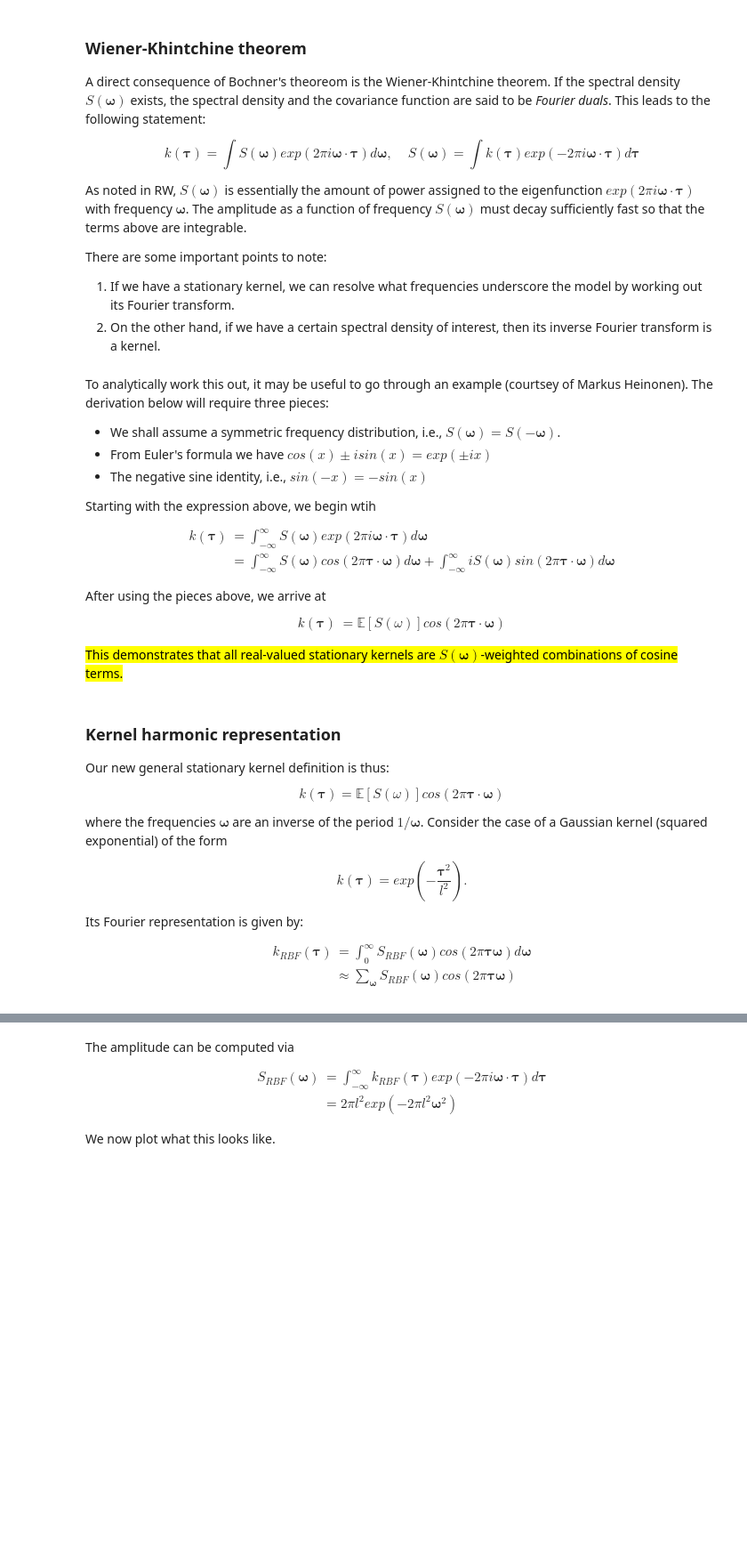
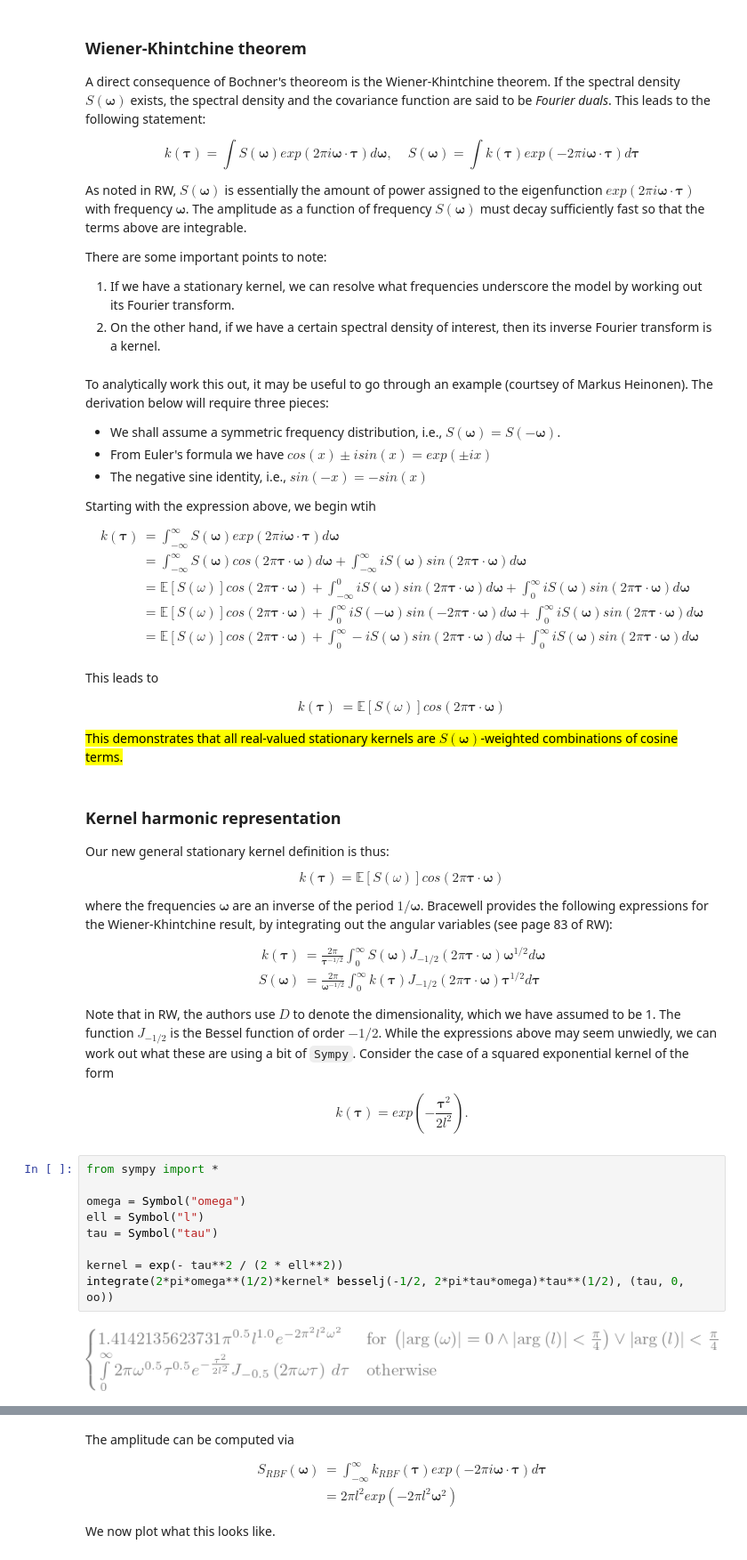
Before and after one commit to psesh/ae8803, a Jupyter notebook: raw/useful_codes/kernels.ipynb, the cells around one changed output, grey strips where cells are left out. Shown at 89% size. Cells and saved outputs as stored; diff of their text form; blank space fills up the shorter version.

```diff
--- a/raw/useful_codes/kernels.ipynb
+++ b/raw/useful_codes/kernels.ipynb
@@ -351,11 +353,15 @@ Starting with the expression above, we begin wtih
 $$
 \begin{aligned}
 k \left( \boldsymbol{\tau} \right) & = \int_{-\infty}^{\infty} S \left( \boldsymbol{\omega} \right) exp \left( 2 \pi i \boldsymbol{\omega} \cdot \boldsymbol{\tau} \right) d \boldsymbol{\omega} \\
-& =   \int_{-\infty}^{\infty} S \left(\boldsymbol{\omega} \right) cos \left( 2 \pi\boldsymbol{\tau} \cdot \boldsymbol{\omega} \right) d \boldsymbol{\omega} + \int_{-\infty}^{\infty} iS \left(\boldsymbol{\omega} \right) sin \left( 2 \pi \boldsymbol{\tau} \cdot \boldsymbol{\omega} \right) d \boldsymbol{\omega}
+& =   \int_{-\infty}^{\infty} S \left(\boldsymbol{\omega} \right) cos \left( 2 \pi\boldsymbol{\tau} \cdot \boldsymbol{\omega} \right) d \boldsymbol{\omega} + \int_{-\infty}^{\infty} iS \left(\boldsymbol{\omega} \right) sin \left( 2 \pi \boldsymbol{\tau} \cdot \boldsymbol{\omega} \right) d \boldsymbol{\omega} \\
+& = \mathbb{E}\left[ S \left(\omega \right) \right] cos \left( 2 \pi \boldsymbol{\tau} \cdot \boldsymbol{\omega} \right)  + \int_{-\infty}^{0} iS \left(\boldsymbol{\omega} \right) sin \left( 2 \pi \boldsymbol{\tau} \cdot \boldsymbol{\omega} \right) d \boldsymbol{\omega} + \int_{0}^{\infty} iS \left(\boldsymbol{\omega} \right) sin \left( 2 \pi \boldsymbol{\tau} \cdot \boldsymbol{\omega} \right) d \boldsymbol{\omega} \\
+& = \mathbb{E}\left[ S \left(\omega \right) \right] cos \left( 2 \pi \boldsymbol{\tau} \cdot \boldsymbol{\omega} \right)  + \int_{0}^{\infty} iS \left(-\boldsymbol{\omega} \right) sin \left( -2 \pi \boldsymbol{\tau} \cdot \boldsymbol{\omega} \right) d \boldsymbol{\omega} + \int_{0}^{\infty} iS \left(\boldsymbol{\omega} \right) sin \left( 2 \pi \boldsymbol{\tau} \cdot \boldsymbol{\omega} \right) d \boldsymbol{\omega} \\
+& = \mathbb{E}\left[ S \left(\omega \right) \right] cos \left( 2 \pi \boldsymbol{\tau} \cdot \boldsymbol{\omega} \right)  + \int_{0}^{\infty} -iS \left(\boldsymbol{\omega} \right) sin \left( 2 \pi \boldsymbol{\tau} \cdot \boldsymbol{\omega} \right) d \boldsymbol{\omega} + \int_{0}^{\infty} iS \left(\boldsymbol{\omega} \right) sin \left( 2 \pi \boldsymbol{\tau} \cdot \boldsymbol{\omega} \right) d \boldsymbol{\omega} \\
 \end{aligned}
 $$
 
-After using the pieces above, we arrive at
+This leads to
+
 $$
 \begin{aligned}
 k \left( \boldsymbol{\tau} \right) & = \mathbb{E}\left[ S \left(\omega \right) \right] cos \left( 2 \pi \boldsymbol{\tau} \cdot \boldsymbol{\omega} \right)
@@ -372,17 +378,28 @@ $$
 k \left( \boldsymbol{\tau} \right)  = \mathbb{E}\left[ S \left(\omega \right) \right] cos \left( 2 \pi \boldsymbol{\tau} \cdot \boldsymbol{\omega} \right)
 $$
 
-where the frequencies $\boldsymbol{\omega}$ are an inverse of the period $1/\boldsymbol{\omega}$. Consider the case of a Gaussian kernel (squared exponential) of the form
-
-$$
-k \left(\boldsymbol{\tau} \right) = exp \left(- \frac{\boldsymbol{\tau}^2}{l^2} \right).
-$$
-
-Its Fourier representation is given by:
+where the frequencies $\boldsymbol{\omega}$ are an inverse of the period $1/\boldsymbol{\omega}$. Bracewell provides the following expressions for the Wiener-Khintchine result, by integrating out the angular variables (see page 83 of RW):
 
 $$
 \begin{aligned}
-k_{RBF} \left(\boldsymbol{\tau} \right)  & = \int_{0}^{\infty} S_{RBF} \left( \boldsymbol{\omega} \right) cos \left( 2 \pi \boldsymbol{\tau} \boldsymbol{\omega} \right) d \boldsymbol{\omega} \\
-& \approx \sum_{\boldsymbol{\omega}} S_{RBF} \left( \boldsymbol{\omega} \right) cos \left( 2 \pi \boldsymbol{\tau} \boldsymbol{\omega} \right)
+k \left( \boldsymbol{\tau} \right) & = \frac{2 \pi}{\boldsymbol{\tau}^{-1/2}} \int_{0}^{\infty} S \left( \boldsymbol{\omega} \right) J_{-1/2} \left(2 \pi  \boldsymbol{\tau} \cdot \boldsymbol{\omega} \right) \boldsymbol{\omega}^{1/2} d \boldsymbol{\omega} \\
+S \left(   \boldsymbol{\omega} \right) & = \frac{2 \pi}{\boldsymbol{\omega}^{-1/2}} \int_{0}^{\infty} k \left( \boldsymbol{\tau} \right) J_{-1/2} \left(2 \pi  \boldsymbol{\tau} \cdot \boldsymbol{\omega} \right) \boldsymbol{\tau}^{1/2} d \boldsymbol{\tau}
 \end{aligned}
 $$
+
+Note that in RW, the authors use $D$ to denote the dimensionality, which we have assumed to be 1. The function $J_{-1/2}$ is the Bessel function of order $-1/2$. While the expressions above may seem unwiedly, we can work out what these are using a bit of ``Sympy``. Consider the case of a squared exponential kernel of the form
+
+$$
+k \left(\boldsymbol{\tau} \right) = exp \left(- \frac{\boldsymbol{\tau}^2}{2l^2} \right).
+$$
+# %%
+from sympy import *
+
+omega = Symbol("omega")
+ell = Symbol("l")
+tau = Symbol("tau")
+
+kernel = exp(- tau**2 / (2 * ell**2))
+integrate(2*pi*omega**(1/2)*kernel* besselj(-1/2, 2*pi*tau*omega)*tau**(1/2), (tau, 0, oo))
+# %% [output]
+[figure, added]
```
Also changed, not shown: parts of 3 cells of this notebook.
